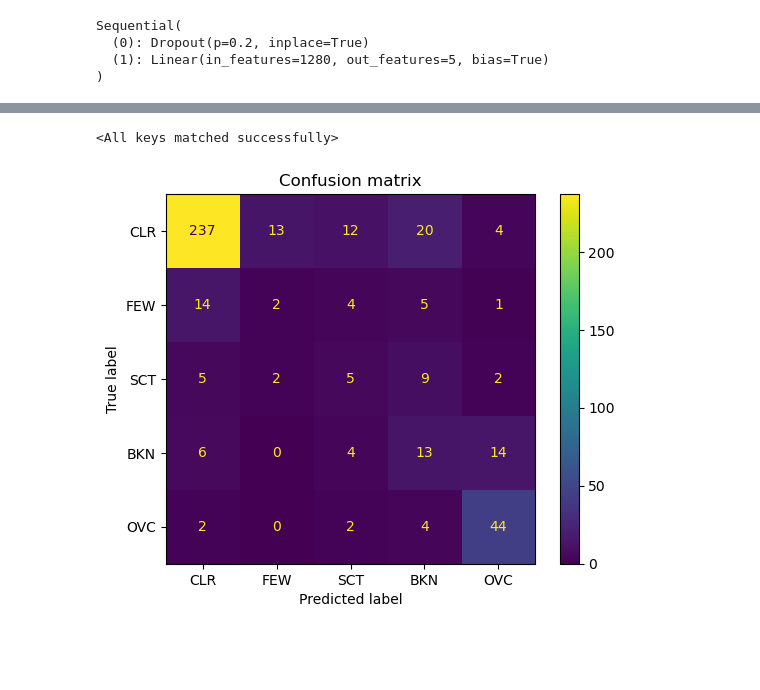
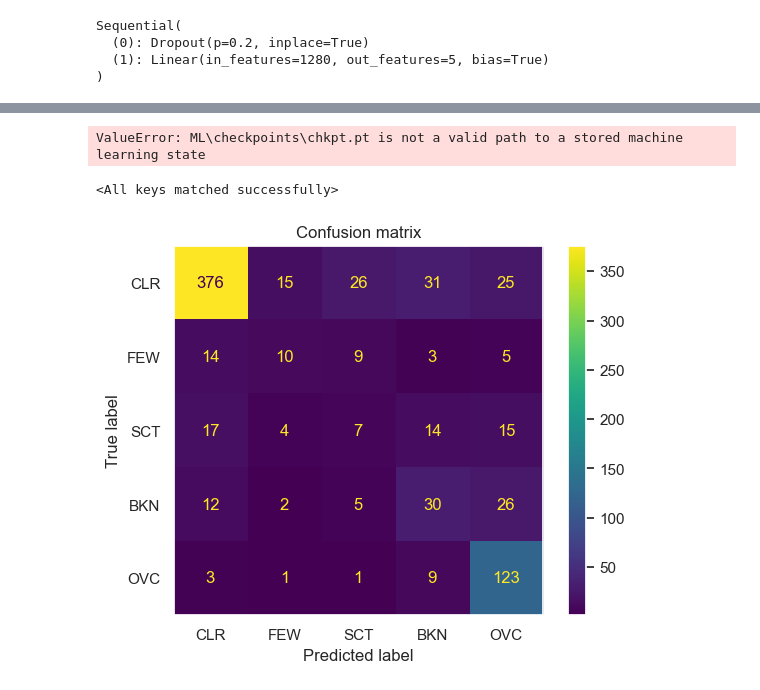
Before and after one commit to ErikWessel/MSCC-Notebooks, a Jupyter notebook: ml_program.ipynb, the cells around one changed output, grey strips where cells are left out. Cells and saved outputs as stored; diff of their text form; code cells hidden in the pictures; blank space fills up the shorter version.

```diff
--- a/ml_program.ipynb
+++ b/ml_program.ipynb
@@ -342,6 +425,7 @@ def display_confusion_matrix(model, dataloader, num_images=None):
     # display the confusion matrix
     disp = ConfusionMatrixDisplay(confusion_matrix=cm, display_labels=class_names)
     disp.plot(include_values=True, cmap='viridis', ax=None, xticks_rotation='horizontal')
+    plt.grid(False)
     plt.title('Confusion matrix')
     plt.show()
 # %%
@@ -371,5 +451,4 @@ torch.save(model_trained.state_dict(), os.path.join(ml_weights_dir, 'efficientne
-# %%
-model_trained = model
-model_trained.load_state_dict(torch.load(os.path.join(ml_weights_dir, 'efficientnet_v2_s_300img_x64_weighted_loss.pth')))
-# %% [output]
-<All keys matched successfully>
+# %%
+state = load_state(os.path.join('ML', 'checkpoints', 'chkpt.pt'))
+# %% [output]
+ValueError: ML\checkpoints\chkpt.pt is not a valid path to a stored machine learning state
@@ -376,6 +457,11 @@ model_trained.load_state_dict(torch.load(os.path.join(ml_weights_dir, 'efficient
+# %%
+model_trained = model
+model_trained.load_state_dict(state.model_state)
+# %% [output]
+<All keys matched successfully>
 # %%
-visualization_dataloader = DataLoader(validation_dataset,  batch_size=1, shuffle=True)
+visualization_dataloader = DataLoader(validation_dataset,  batch_size=16, shuffle=True)
 # %%
-display_confusion_matrix(model_trained, validation_dataloader)
+display_confusion_matrix(model_trained, visualization_dataloader)
 # %% [output]
-[figure, old version]
+[figure, new version]
```
Also changed, not shown: parts of 17 cells of this notebook.
